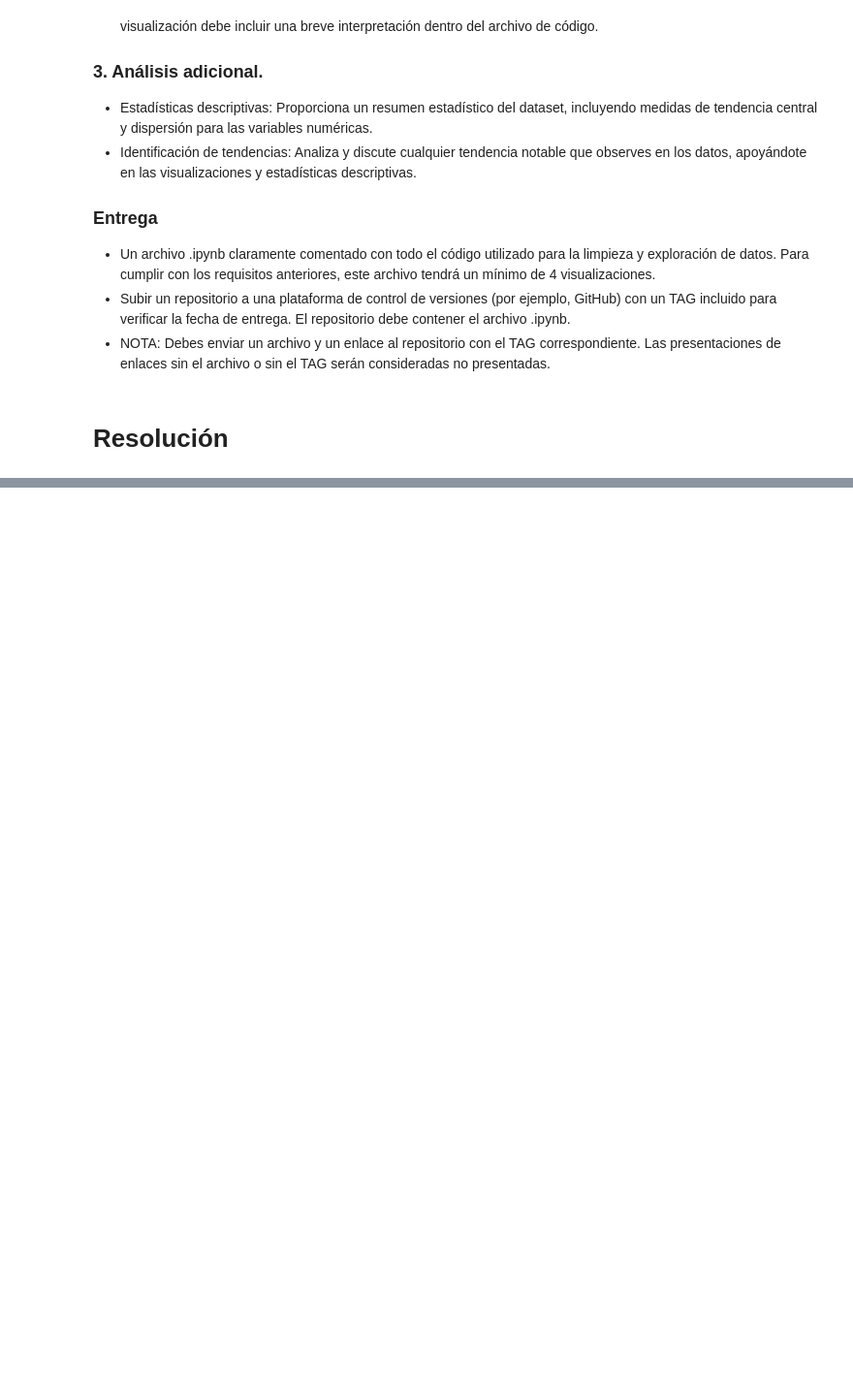
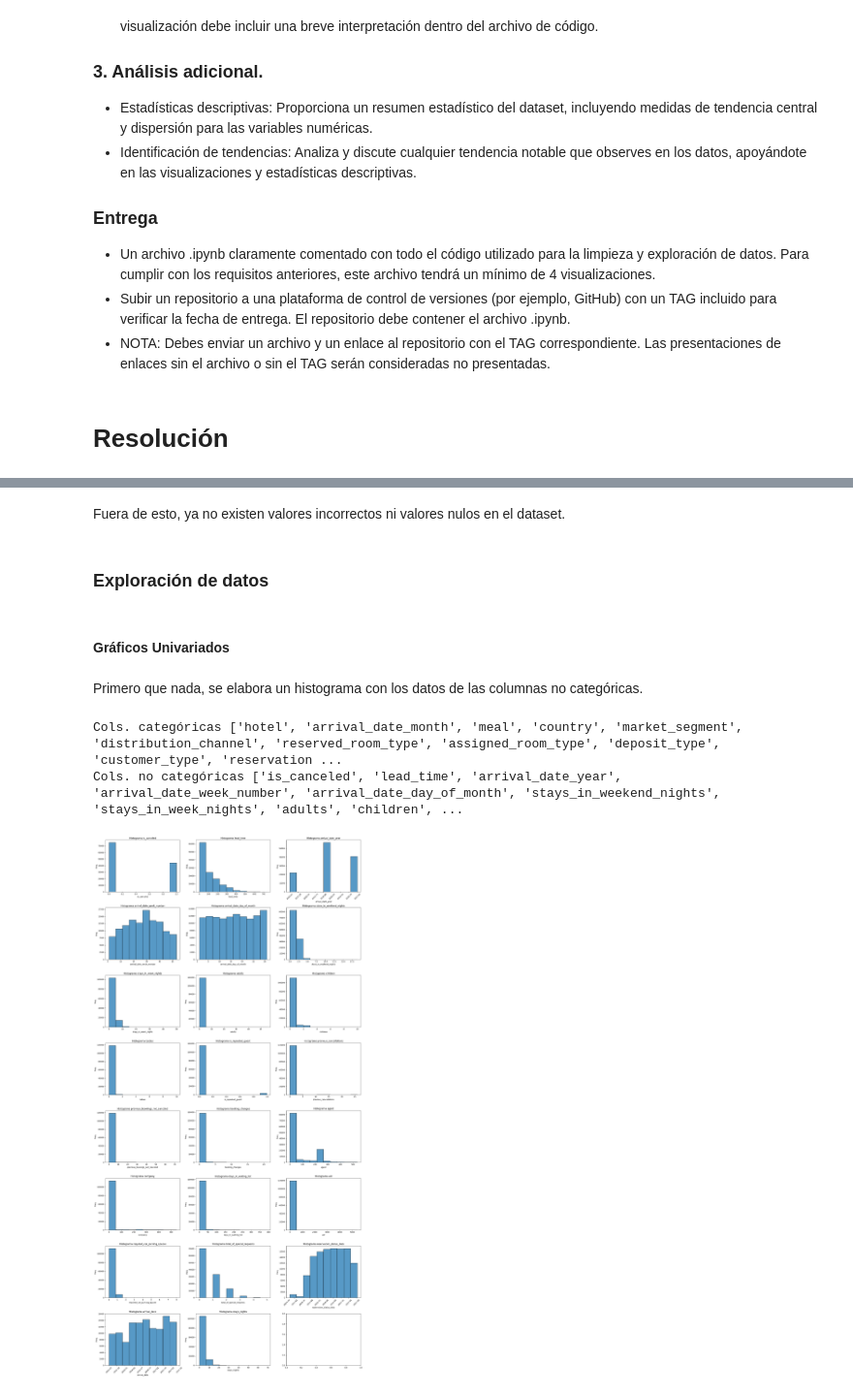
Before and after one commit to dmnunez1993/examenes-coding-dojo, a Jupyter notebook: examen-certificacion-intento-2-ds/notebooks/examen-certificacion-intento-2.ipynb, the cells around one changed output, grey strips where cells are left out. Shown at 97% size. Drawn from its saved outputs; the diff is of its cells as text; code cells hidden in the pictures; blank space fills up the shorter version.

```diff
--- a/examen-certificacion-intento-2-ds/notebooks/examen-certificacion-intento-2.ipynb
+++ b/examen-certificacion-intento-2-ds/notebooks/examen-certificacion-intento-2.ipynb
@@ -37,0 +632,9 @@ El dataset puede ser encontrado [aquí](https://www.kaggle.com/datasets/jessemos
+# %%
+# Técnica para obtener columnas categóricas obtenida aquí: https://stackoverflow.com/a/29821799
+for column_name in df.select_dtypes(include=['object']):
+    if column_name in ["reservation_status_date", "arrival_date"]:
+        continue
+
+    uniques = df[column_name].unique()
+
+    print(f"Valores únicos para {column_name}: {uniques}")
@@ -37,0 +731,43 @@ El dataset puede ser encontrado [aquí](https://www.kaggle.com/datasets/jessemos
+# %% [markdown]
+Fuera de esto, ya no existen valores incorrectos ni valores nulos en el dataset.
+# %% [markdown]
+### Exploración de datos
+# %% [markdown]
+#### Gráficos Univariados
+# %% [markdown]
+Primero que nada, se elabora un histograma con los datos de las columnas no categóricas.
+# %%
+columnas_categoricas = []
+columnas_no_categoricas = []
+
+for column_name in df.select_dtypes(include=['object']):
+    if column_name in ["reservation_status_date", "arrival_date"]:
+        continue
+
+    columnas_categoricas.append(column_name)
+
+print(f"Cols. categóricas {str(columnas_categoricas)}")
+
+for column_name in df.select_dtypes(exclude=['object']):
+    columnas_no_categoricas.append(column_name)
+
+print(f"Cols. no categóricas {str(columnas_no_categoricas)}")
+# %% [output]
+Cols. categóricas ['hotel', 'arrival_date_month', 'meal', 'country', 'market_segment', 'distribution_channel', 'reserved_room_type', 'assigned_room_type', 'deposit_type', 'customer_type', 'reservation ...
+Cols. no categóricas ['is_canceled', 'lead_time', 'arrival_date_year', 'arrival_date_week_number', 'arrival_date_day_of_month', 'stays_in_weekend_nights', 'stays_in_week_nights', 'adults', 'children', ...
+# %%
+from utils import graficar_histogramas
+
+graficar_histogramas(
+    df,
+    columnas_no_categoricas,
+    bins=10,
+    figsize=(20, 40),
+    rotations={
+        "arrival_date_year": 45,
+        "arrival_date": 45,
+        "reservation_status_date": 45,
+    }
+)
+# %% [output]
+[figure, added]
```
Also changed, not shown: parts of 107 cells of this notebook, 1 other file.
